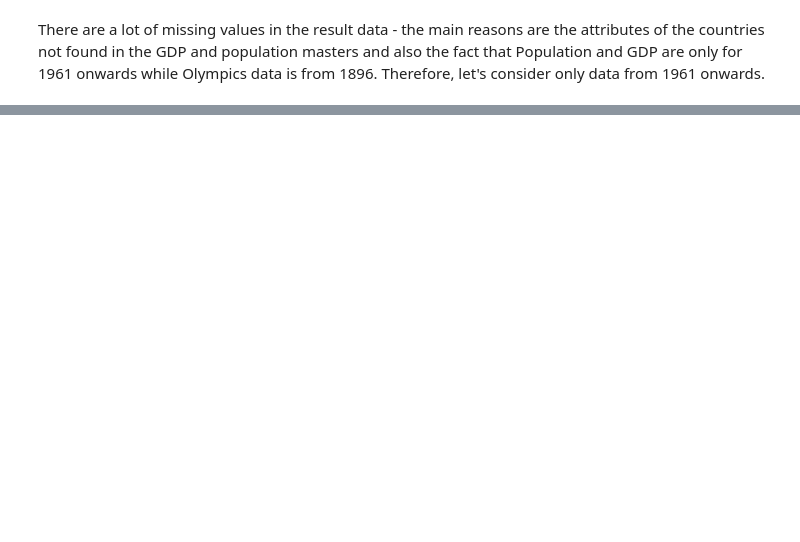
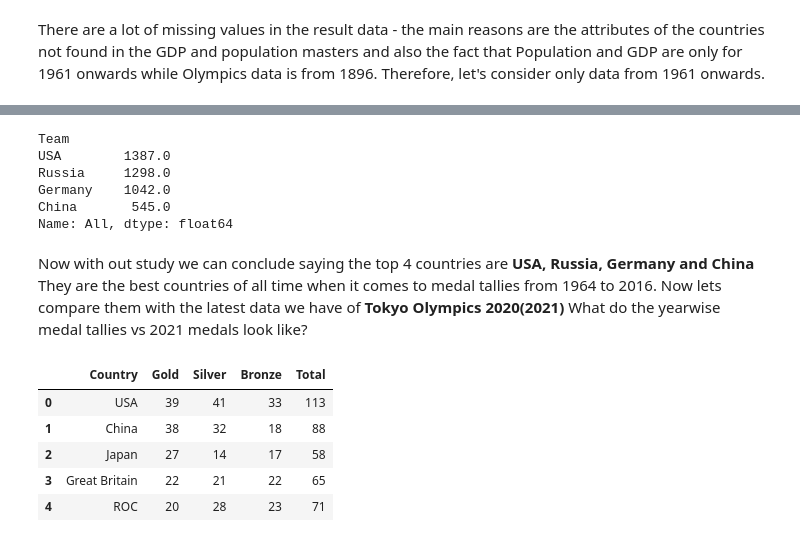
Before and after one commit to ShrutiSurabhi/Banking-Project, a Jupyter notebook: olympics_study/olympics-study.ipynb, the cells around one changed output, grey strips where cells are left out. Cells and saved outputs as stored; diff of their text form; code cells hidden in the pictures; blank space fills up the shorter version.

```diff
--- a/olympics_study/olympics-study.ipynb
+++ b/olympics_study/olympics-study.ipynb
@@ -203,7 +373,40 @@ Upon analysis, I found that these are actually single events but because two ath
+# %%
+# Medal Tally.
+medal_tally = medal_tally_agnostic.groupby(['Year','Team'])['Medal_Won_Corrected'].agg('sum').reset_index()
+
+medal_tally_pivot = pd.pivot_table(medal_tally,
+                     index = 'Team',
+                     columns = 'Year',
+                     values = 'Medal_Won_Corrected',
+                     aggfunc = 'sum',
+                     margins = True).sort_values('All', ascending = False)[1:5]
+
+# print total medals won in the given period
+medal_tally_pivot.loc[:,'All']
+# %% [output]
+Team
+USA        1387.0
+Russia     1298.0
+Germany    1042.0
+China       545.0
+Name: All, dtype: float64
+# %% [markdown]
+Now with out study we can conclude saying the top 4 countries are
+**USA, Russia, Germany and China** <br>
+They are the best countries of all time when it comes to medal tallies from 1964 to 2016. Now lets compare them with the latest data we have of **Tokyo Olympics 2020(2021)**
+What do the yearwise medal tallies vs 2021 medals look like?
 # %%
-# Read in the Tokyo Medals 2021 dataset
+#Read in the Tokyo Medals 2021 dataset
 medals_21 = pd.read_csv('../input/2021-olympics-medals-in-tokyo/Tokyo Medals 2021.csv')
 
-medals_21.drop(['Rank By Total','Gold Medal','Silver Medal','Bronze Medal'] 'axis = 1, inplace = True)
-medals_21['Year'] = pd.Series([2021 for x in range(len(medals_21.index))])
-medals_21.head()
+medals_21.drop(['Rank By Total'], axis = 1, inplace = True)
+medals_21["Country"].replace({"United States of America": "USA", "People's Republic of China": "China"}, inplace=True)
+medals21= medals_21.rename(columns={"Gold Medal": "Gold", "Silver Medal": "Silver", "Bronze Medal": "Bronze"})
+medals21.head()
+# %% [output]
+|  | Country | Gold | Silver | Bronze | Total |
+| 0 | USA | 39 | 41 | 33 | 113 |
+| 1 | China | 38 | 32 | 18 | 88 |
+| 2 | Japan | 27 | 14 | 17 | 58 |
+| 3 | Great Britain | 22 | 21 | 22 | 65 |
+| 4 | ROC | 20 | 28 | 23 | 71 |
```
Also changed, not shown: parts of 30 cells of this notebook.
